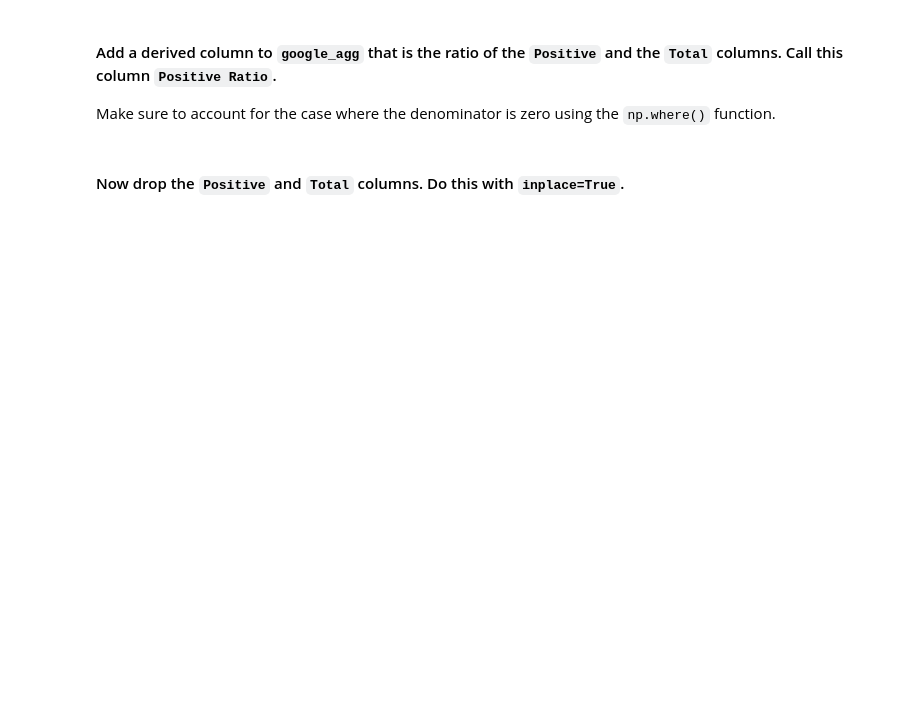
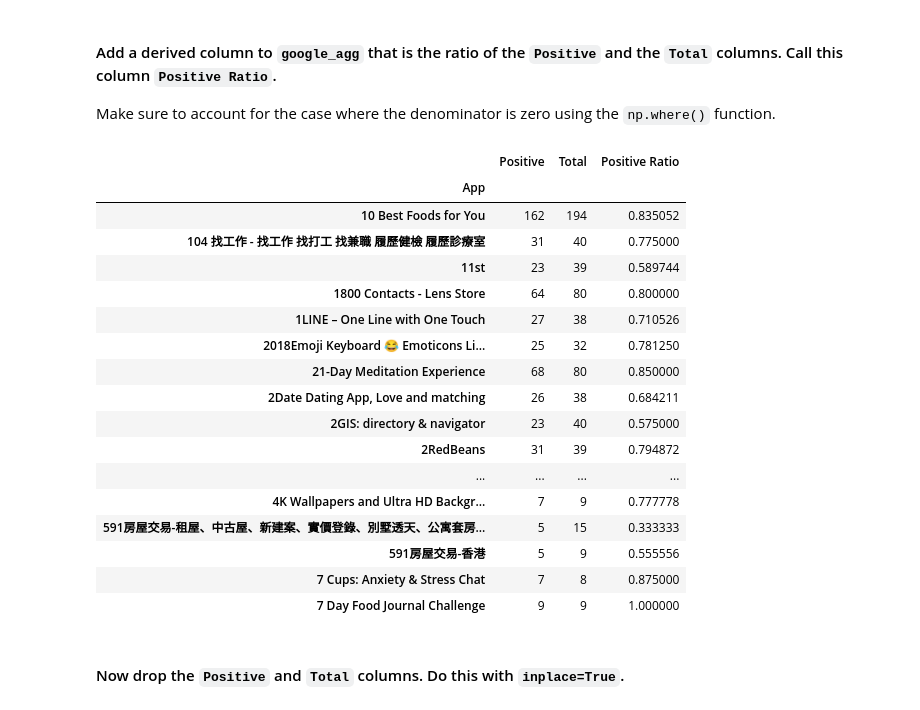
Before and after one commit to javiergispert/dataptmad0522_labs, a Jupyter notebook: module-3/feature-extraction/your-code/notebooks/main.ipynb, the cells around one changed output. Drawn from its saved outputs; the diff is of its cells as text; code cells hidden in the pictures; blank space fills up the shorter version.

```diff
--- a/module-3/feature-extraction/your-code/notebooks/main.ipynb
+++ b/module-3/feature-extraction/your-code/notebooks/main.ipynb
@@ -621,3 +647,7 @@ As of Pandas v0.23.4, you may opt to supply an array or an object to `agg()`. If
+# %%
+# No he sido capaz de meter aquí la función de Positive y me tuve que apoyar en un df modificado
+google_agg = review_missing_removed.groupby('App').agg(Positive = ('Sentiment', 'sum'),
+                                                       Total= ('Sentiment', 'count'))#.sort_values(by="Positive", ascending=False)
 # %% [markdown]
 Print the first 5 rows of `google_agg` to check it.
 # %%
@@ -631,3 +668,27 @@ Make sure to account for the case where the denominator is zero using the `np.wh
+# %%
+# Your code here:
+google_agg['Positive Ratio']= google_agg['Positive'] / google_agg['Total']
+#google_agg = google_agg.sort_values(by="Positive Ratio", ascending=False)
+google_agg.head(20)
+# %% [output]
+|  | Positive | Total | Positive Ratio |
+| App |  |  |  |
+| 10 Best Foods for You | 162 | 194 | 0.835052 |
+| 104 找工作 - 找工作 找打工 找兼職 履歷健檢 履歷診療室 | 31 | 40 | 0.775000 |
+| 11st | 23 | 39 | 0.589744 |
+| 1800 Contacts - Lens Store | 64 | 80 | 0.800000 |
+| 1LINE – One Line with One Touch | 27 | 38 | 0.710526 |
+| 2018Emoji Keyboard 😂 Emoticons Li... | 25 | 32 | 0.781250 |
+| 21-Day Meditation Experience | 68 | 80 | 0.850000 |
+| 2Date Dating App, Love and matching | 26 | 38 | 0.684211 |
+| 2GIS: directory & navigator | 23 | 40 | 0.575000 |
+| 2RedBeans | 31 | 39 | 0.794872 |
+| ... | ... | ... | ... |
+| 4K Wallpapers and Ultra HD Backgr... | 7 | 9 | 0.777778 |
+| 591房屋交易-租屋、中古屋、新建案、實價登錄、別墅透天、公寓套房... | 5 | 15 | 0.333333 |
+| 591房屋交易-香港 | 5 | 9 | 0.555556 |
+| 7 Cups: Anxiety & Stress Chat | 7 | 8 | 0.875000 |
+| 7 Day Food Journal Challenge | 9 | 9 | 1.000000 |
 # %% [markdown]
 #### Now drop the `Positive` and `Total` columns. Do this with `inplace=True`.
 # %%
```
Also changed, not shown: parts of 11 cells of this notebook.
